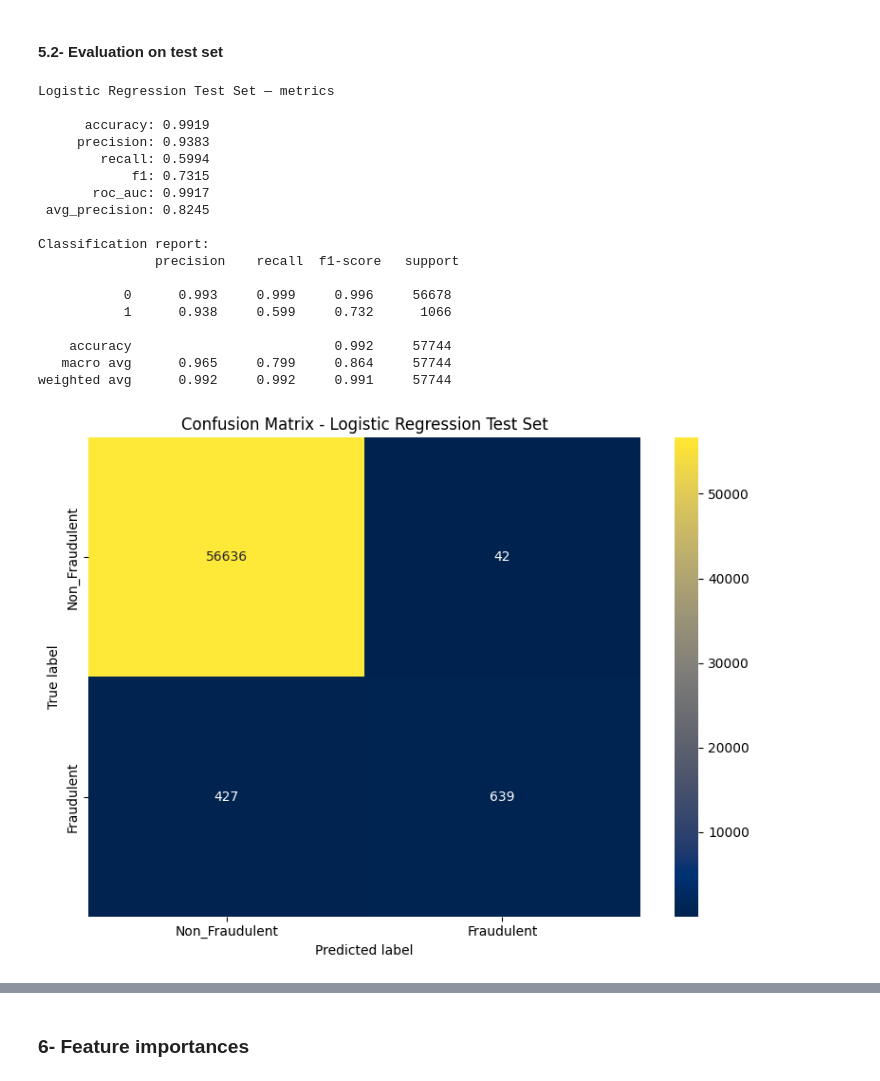
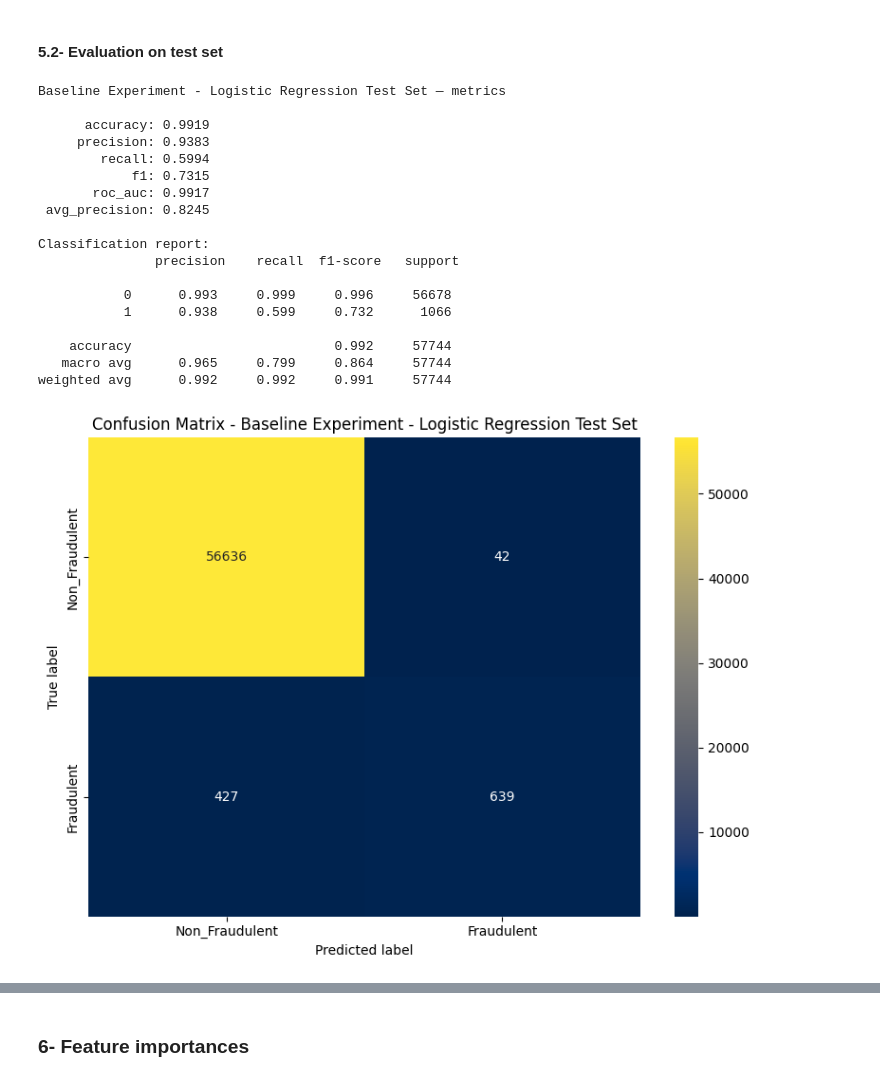
Before and after one commit to tamerthamoqa/fraud-detection-case-study, a Jupyter notebook: 3-baseline-modeling-logistic-regression.ipynb, the cells around one changed output, grey strips where cells are left out. Saved outputs shown, nothing was run; the diff lists cells and outputs as text; code cells hidden in the pictures.

```diff
--- a/3-baseline-modeling-logistic-regression.ipynb
+++ b/3-baseline-modeling-logistic-regression.ipynb
@@ -304,29 +304,29 @@ Wall time: 178 ms
 # %%
 %%time
 
 metrics = evaluate_model(
     model=model,
     X=X_test,
     y=y_test,
-    name="Logistic Regression Test Set"
+    name="Baseline Experiment - Logistic Regression Test Set"
 )
 # %% [output]
-Logistic Regression Test Set — metrics
+Baseline Experiment - Logistic Regression Test Set — metrics
 
       accuracy: 0.9919
      precision: 0.9383
         recall: 0.5994
             f1: 0.7315
        roc_auc: 0.9917
  avg_precision: 0.8245
 
 Classification report:
                precision    recall  f1-score   support
 
            0      0.993     0.999     0.996     56678
            1      0.938     0.599     0.732      1066
 
     accuracy                          0.992     57744
    macro avg      0.965     0.799     0.864     57744
 weighted avg      0.992     0.992     0.991     57744
-[figure, old version]
+[figure, new version]
```
Also changed, not shown: parts of 4 cells of this notebook.
